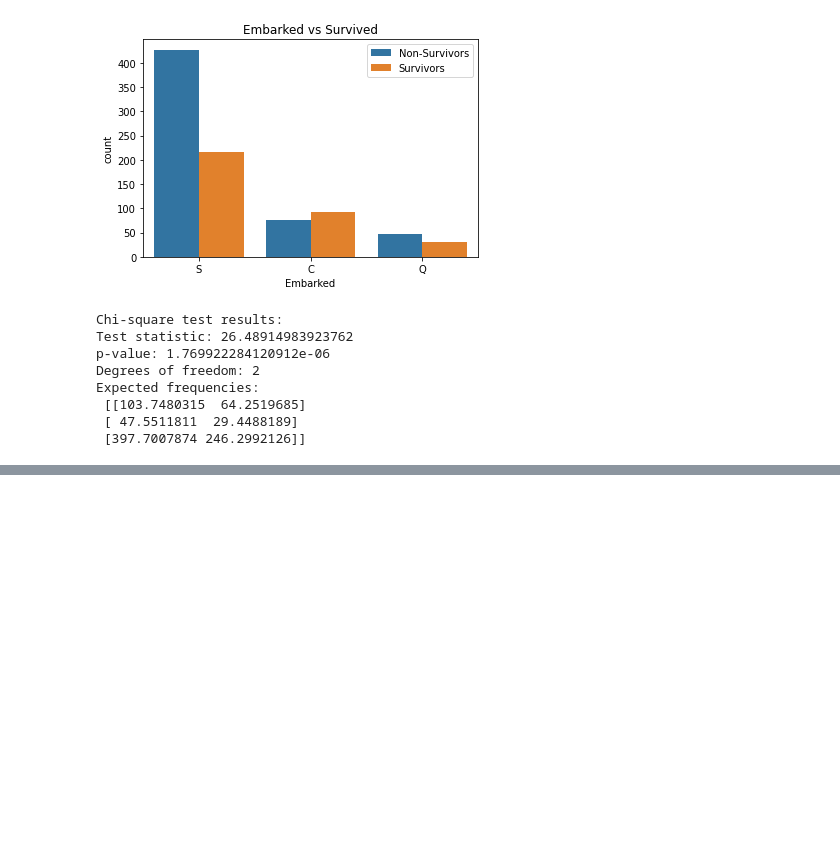
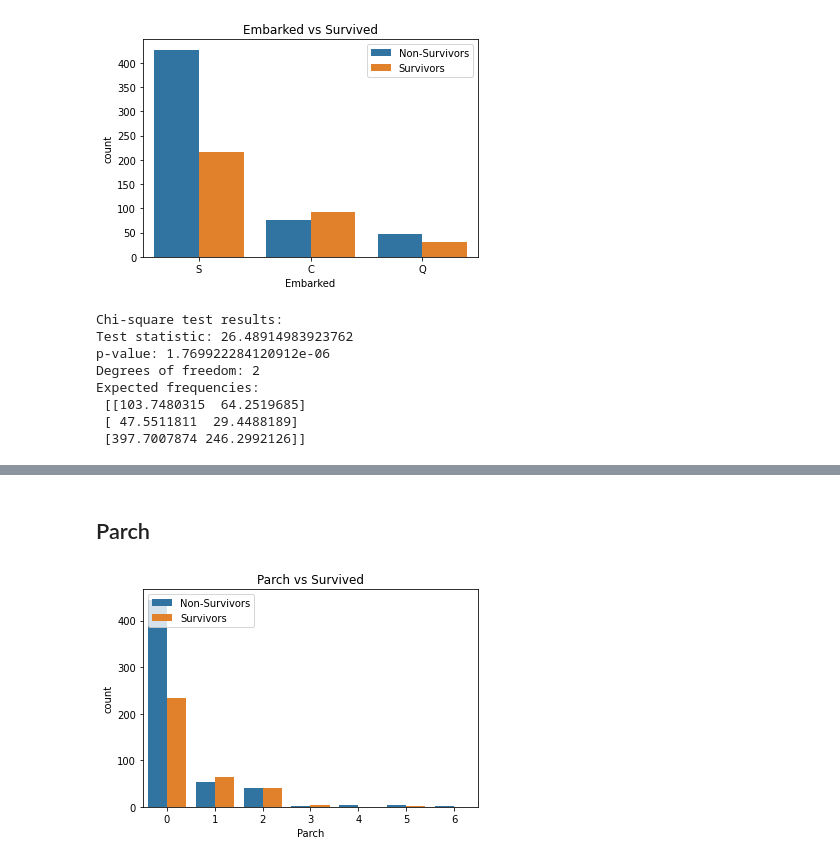
Before and after one commit to PabloJRW/titanic-classifier, a Jupyter notebook: Titanic.ipynb, the cells around one changed output, grey strips where cells are left out. Saved outputs shown, nothing was run; the diff lists cells and outputs as text; code cells hidden in the pictures; blank space fills up the shorter version.

```diff
--- a/Titanic.ipynb
+++ b/Titanic.ipynb
@@ -721,0 +399,10 @@ titanic_preds
+# %% [markdown]
+## Parch
+# %%
+plt.figure()
+sns.countplot(x=df_train.Parch,  hue=df_train.Survived)
+plt.title('Parch vs Survived')
+plt.legend(['Non-Survivors', 'Survivors'])
+plt.show()
+# %% [output]
+[figure, added]
```
Also changed, not shown: parts of 56 cells of this notebook.
